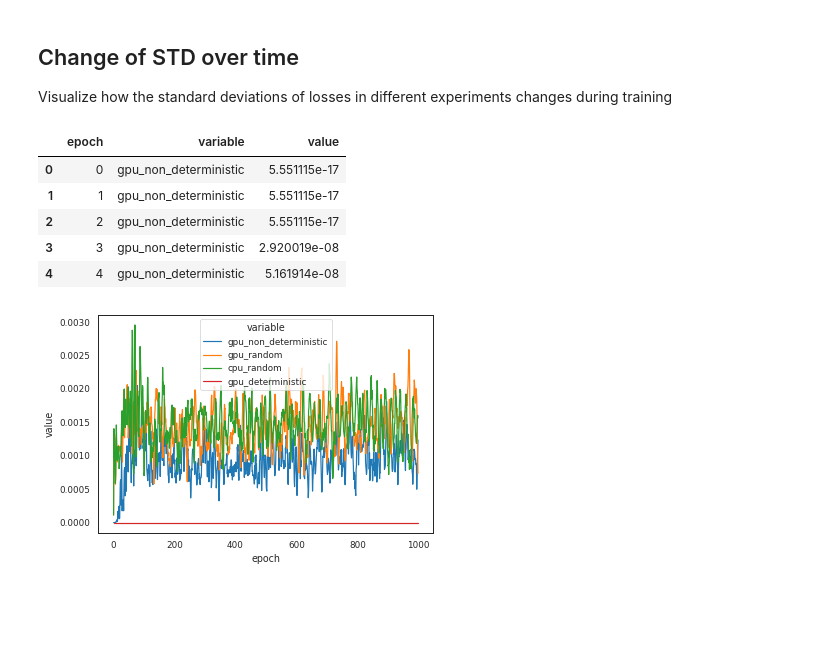
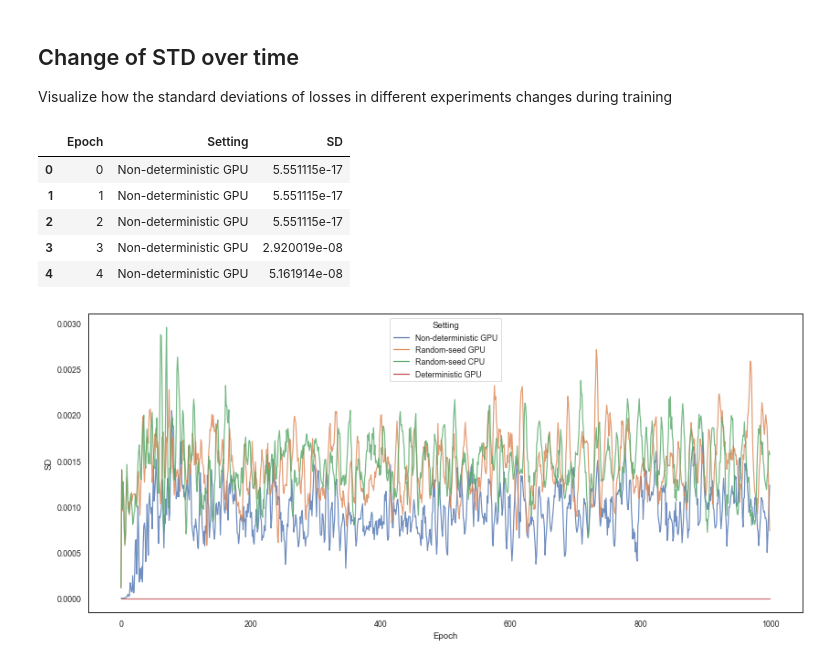
Before and after one commit to mlf-core/sc-autoencoder, a Jupyter notebook: sc_autoencoder/visualization/output_visualization.ipynb, the cells around one changed output. Saved outputs shown, nothing was run; the diff lists cells and outputs as text; code cells hidden in the pictures; blank space fills up the shorter version.

```diff
--- a/sc_autoencoder/visualization/output_visualization.ipynb
+++ b/sc_autoencoder/visualization/output_visualization.ipynb
@@ -10,11 +10,12 @@ import numpy as np
 sns.set_style("white")
 # %%
 # Define base directory and map experiments to run IDs
-mlrun_dir = "./mlruns"
-name_id_mapping = {'gpu_non_deterministic': '1',
-                   'gpu_random': '2',
-                   'cpu_random': '3',
-                   'gpu_deterministic': '4'}
+mlrun_dir = "/Users/kevin/mlfcore/mlf_core_project/mlruns"
+labels = ["Non-deterministic GPU", "Random-seed GPU", "Random-seed CPU", "Deterministic GPU"]
+name_id_mapping = {'Non-deterministic GPU': '1',
+                   'Random-seed GPU': '2',
+                   'Random-seed CPU': '3',
+                   'Deterministic GPU': '4'}
 # %% [markdown]
 ## Make the data table
 # %%
@@ -24,6 +25,7 @@ for k in keys:
     experiment_path = os.path.join(mlrun_dir, name_id_mapping[k])
     runs = os.listdir(experiment_path)
     runs = [x for x in runs if not x == 'meta.yaml'] # remove yaml file from runs
+    runs = [x for x in runs if not x == '.DS_Store'] # remove .DS_Store file from runs
 
     df_list = []
     for i in range(len(runs)):
@@ -33,14 +35,12 @@ for k in keys:
         loss['run'] = ['run' + str(i)] * loss.shape[0]
         df_list.append(loss)
     df = pd.concat(df_list)
+    df['Setting'] = [k] * df.shape[0]
     dfs[k] = df
+
+df = pd.concat(dfs.values())
+
+# for visualization purposes, omit the first 100 epochs
+df = df.loc[df['epoch'] >= 100]
 # %% [markdown]
 ### Plot losses per epoch for different experiments
-# %%
-fig, axes = plt.subplots(1, 4, figsize=(20, 5), sharey=True)
-for i, key in enumerate(dfs.keys()):
-    sns.lineplot(ax=axes[i], x='epoch', y='loss', hue='run', data=dfs[key])
-    axes[i].set_title(key)
-    sns.despine()
-plt.savefig("plots/loss_per_epoch.png")
-plt.show()
@@ -131,21 +133,22 @@ Visualize how the standard deviations of losses in different experiments changes
 # %%
 std_df = pd.DataFrame(std_list).T
 std_df.columns = keys
 std_df['epoch'] = list(std_df.index)
 std_df = pd.melt(std_df, id_vars='epoch')
+std_df.columns = ['Epoch', 'Setting', 'SD']
 std_df.head()
 # %% [output]
-|  | epoch | variable | value |
-| 0 | 0 | gpu_non_deterministic | 5.551115e-17 |
-| 1 | 1 | gpu_non_deterministic | 5.551115e-17 |
-| 2 | 2 | gpu_non_deterministic | 5.551115e-17 |
-| 3 | 3 | gpu_non_deterministic | 2.920019e-08 |
-| 4 | 4 | gpu_non_deterministic | 5.161914e-08 |
+|  | Epoch | Setting | SD |
+| 0 | 0 | Non-deterministic GPU | 5.551115e-17 |
+| 1 | 1 | Non-deterministic GPU | 5.551115e-17 |
+| 2 | 2 | Non-deterministic GPU | 5.551115e-17 |
+| 3 | 3 | Non-deterministic GPU | 2.920019e-08 |
+| 4 | 4 | Non-deterministic GPU | 5.161914e-08 |
 # %%
-#sns.set(rc={'figure.figsize':(15,9)})
+sns.set(rc={'figure.figsize':(14,6)})
 sns.set_style("white")
 sns.set_context("paper")
-ax = sns.lineplot(x='epoch', y='value', hue='variable', data=std_df, ci="sd")
+ax = sns.lineplot(x='Epoch', y='SD', hue='Setting', data=std_df, ci="sd", alpha= 0.8)
 plt.savefig("plots/std_per_epoch_lineplot.png")
 # %% [output]
-[figure, old version]
+[figure, new version]
```
Also changed, not shown: parts of 7 cells of this notebook, 1 other file.
